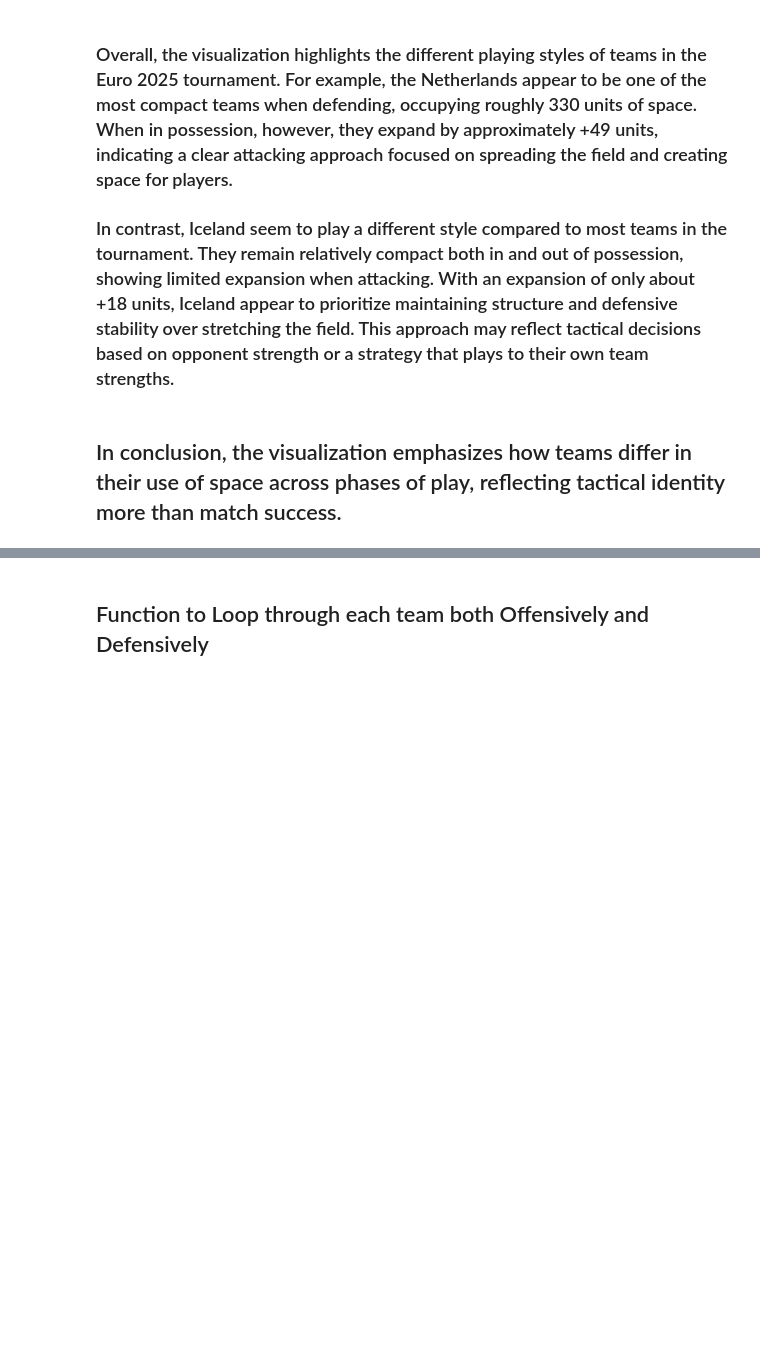
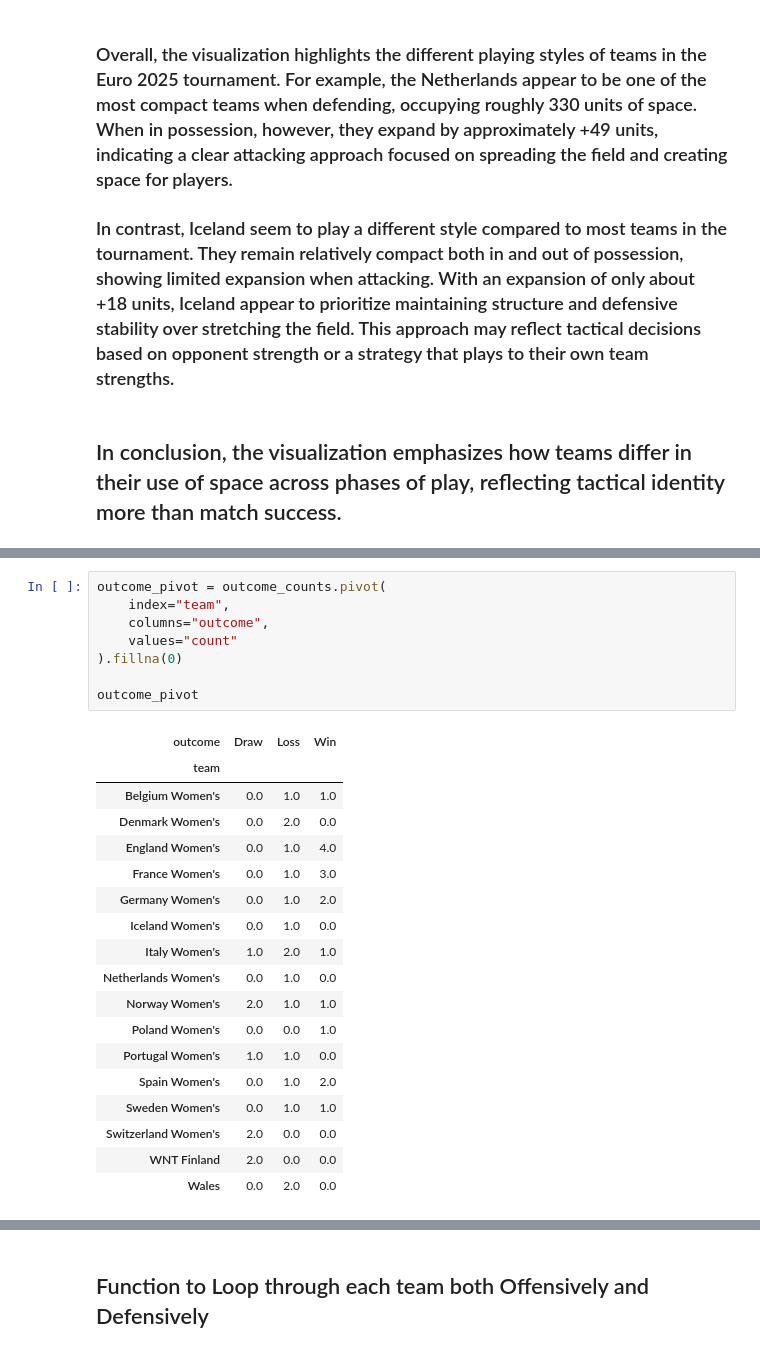
Before and after one commit to meganclapinski25/Euro2025_Data_Analysis, a Jupyter notebook: notebooks/data_load.ipynb, the cells around one changed output, grey strips where cells are left out. Cells and saved outputs as stored; diff of their text form; blank space fills up the shorter version.

```diff
--- a/notebooks/data_load.ipynb
+++ b/notebooks/data_load.ipynb
@@ -473,0 +568,27 @@ plt.show()
+# %%
+outcome_pivot = outcome_counts.pivot(
+    index="team",
+    columns="outcome",
+    values="count"
+).fillna(0)
+
+outcome_pivot
+# %% [output]
+| outcome | Draw | Loss | Win |
+| team |  |  |  |
+| Belgium Women's | 0.0 | 1.0 | 1.0 |
+| Denmark Women's | 0.0 | 2.0 | 0.0 |
+| England Women's | 0.0 | 1.0 | 4.0 |
+| France Women's | 0.0 | 1.0 | 3.0 |
+| Germany Women's | 0.0 | 1.0 | 2.0 |
+| Iceland Women's | 0.0 | 1.0 | 0.0 |
+| Italy Women's | 1.0 | 2.0 | 1.0 |
+| Netherlands Women's | 0.0 | 1.0 | 0.0 |
+| Norway Women's | 2.0 | 1.0 | 1.0 |
+| Poland Women's | 0.0 | 0.0 | 1.0 |
+| Portugal Women's | 1.0 | 1.0 | 0.0 |
+| Spain Women's | 0.0 | 1.0 | 2.0 |
+| Sweden Women's | 0.0 | 1.0 | 1.0 |
+| Switzerland Women's | 2.0 | 0.0 | 0.0 |
+| WNT Finland | 2.0 | 0.0 | 0.0 |
+| Wales | 0.0 | 2.0 | 0.0 |
```
Also changed, not shown: parts of 6 cells of this notebook.
